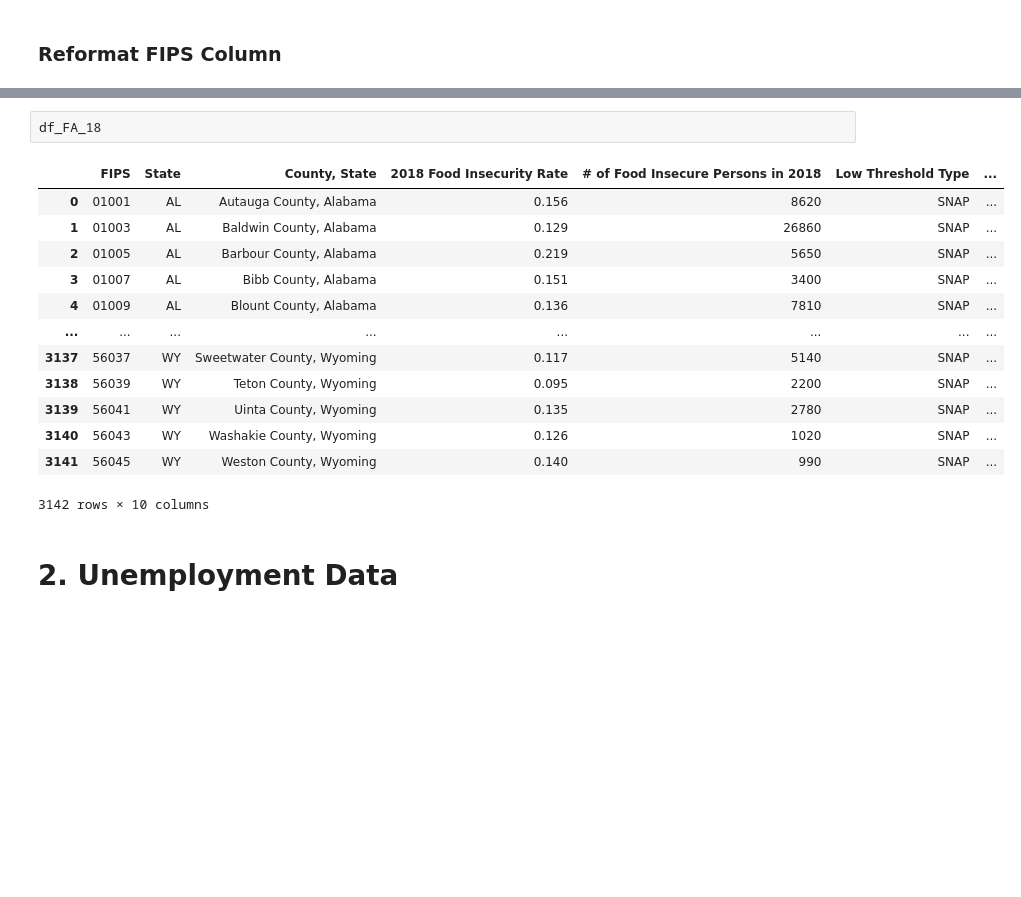
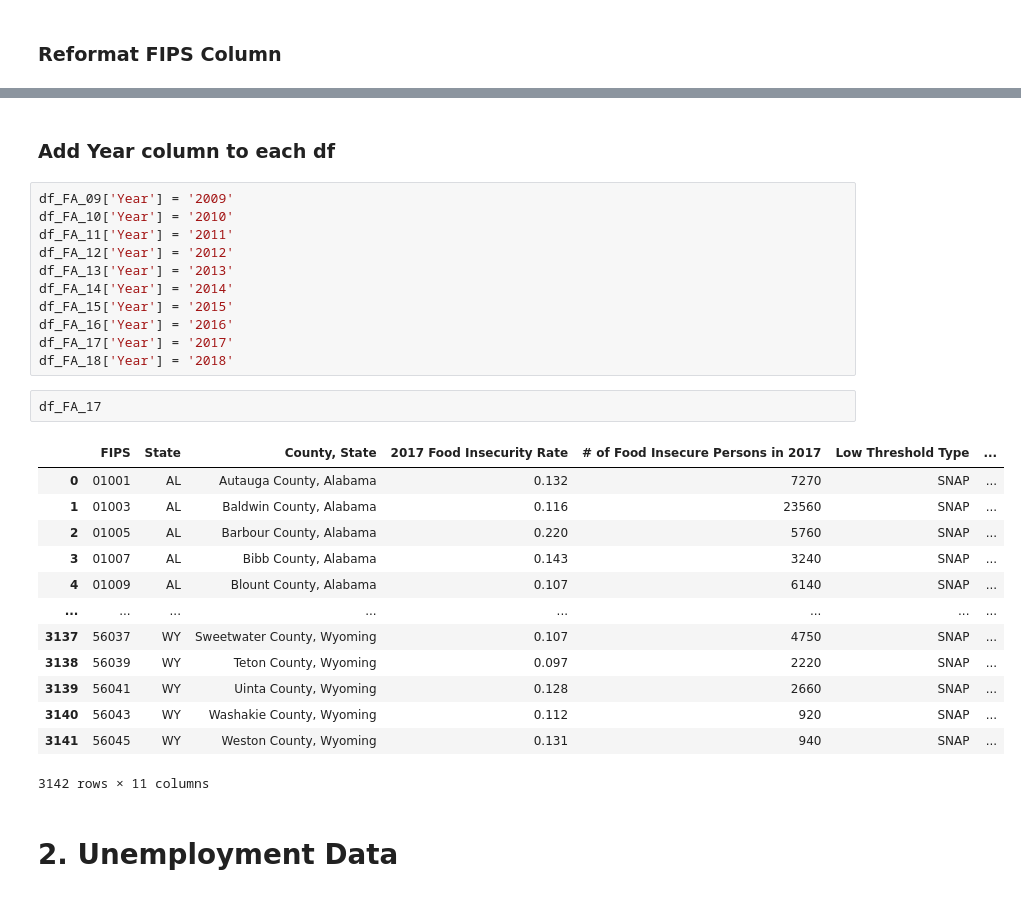
Before and after one commit to khyateed/projecting-food-insecurity, a Jupyter notebook: notebooks/cleaning.ipynb, the cells around one changed output, grey strips where cells are left out. Cells and saved outputs as stored; diff of their text form; blank space fills up the shorter version.

Commit message:
added all year columns

```diff
--- a/notebooks/cleaning.ipynb
+++ b/notebooks/cleaning.ipynb
@@ -129,19 +127,32 @@ NameError: name 'df_FA_19' is not defined
-# %%
-df_FA_18
-# %% [output]
-|  | FIPS | State | County, State | 2018 Food Insecurity Rate | # of Food Insecure Persons in 2018 | Low Threshold Type | ... |
-| 0 | 01001 | AL | Autauga County, Alabama | 0.156 | 8620 | SNAP | ... |
-| 1 | 01003 | AL | Baldwin County, Alabama | 0.129 | 26860 | SNAP | ... |
-| 2 | 01005 | AL | Barbour County, Alabama | 0.219 | 5650 | SNAP | ... |
-| 3 | 01007 | AL | Bibb County, Alabama | 0.151 | 3400 | SNAP | ... |
-| 4 | 01009 | AL | Blount County, Alabama | 0.136 | 7810 | SNAP | ... |
-| ... | ... | ... | ... | ... | ... | ... | ... |
-| 3137 | 56037 | WY | Sweetwater County, Wyoming | 0.117 | 5140 | SNAP | ... |
-| 3138 | 56039 | WY | Teton County, Wyoming | 0.095 | 2200 | SNAP | ... |
-| 3139 | 56041 | WY | Uinta County, Wyoming | 0.135 | 2780 | SNAP | ... |
-| 3140 | 56043 | WY | Washakie County, Wyoming | 0.126 | 1020 | SNAP | ... |
-| 3141 | 56045 | WY | Weston County, Wyoming | 0.140 | 990 | SNAP | ... |
-3142 rows × 10 columns
+# %% [markdown]
+### Add Year column to each df
+# %%
+df_FA_09['Year'] = '2009'
+df_FA_10['Year'] = '2010'
+df_FA_11['Year'] = '2011'
+df_FA_12['Year'] = '2012'
+df_FA_13['Year'] = '2013'
+df_FA_14['Year'] = '2014'
+df_FA_15['Year'] = '2015'
+df_FA_16['Year'] = '2016'
+df_FA_17['Year'] = '2017'
+df_FA_18['Year'] = '2018'
+# %%
+df_FA_17
+# %% [output]
+|  | FIPS | State | County, State | 2017 Food Insecurity Rate | # of Food Insecure Persons in 2017 | Low Threshold Type | ... |
+| 0 | 01001 | AL | Autauga County, Alabama | 0.132 | 7270 | SNAP | ... |
+| 1 | 01003 | AL | Baldwin County, Alabama | 0.116 | 23560 | SNAP | ... |
+| 2 | 01005 | AL | Barbour County, Alabama | 0.220 | 5760 | SNAP | ... |
+| 3 | 01007 | AL | Bibb County, Alabama | 0.143 | 3240 | SNAP | ... |
+| 4 | 01009 | AL | Blount County, Alabama | 0.107 | 6140 | SNAP | ... |
+| ... | ... | ... | ... | ... | ... | ... | ... |
+| 3137 | 56037 | WY | Sweetwater County, Wyoming | 0.107 | 4750 | SNAP | ... |
+| 3138 | 56039 | WY | Teton County, Wyoming | 0.097 | 2220 | SNAP | ... |
+| 3139 | 56041 | WY | Uinta County, Wyoming | 0.128 | 2660 | SNAP | ... |
+| 3140 | 56043 | WY | Washakie County, Wyoming | 0.112 | 920 | SNAP | ... |
+| 3141 | 56045 | WY | Weston County, Wyoming | 0.131 | 940 | SNAP | ... |
+3142 rows × 11 columns
 # %% [markdown]
 # 2. Unemployment Data
 # %%
```
Also changed, not shown: parts of 13 cells of this notebook.
